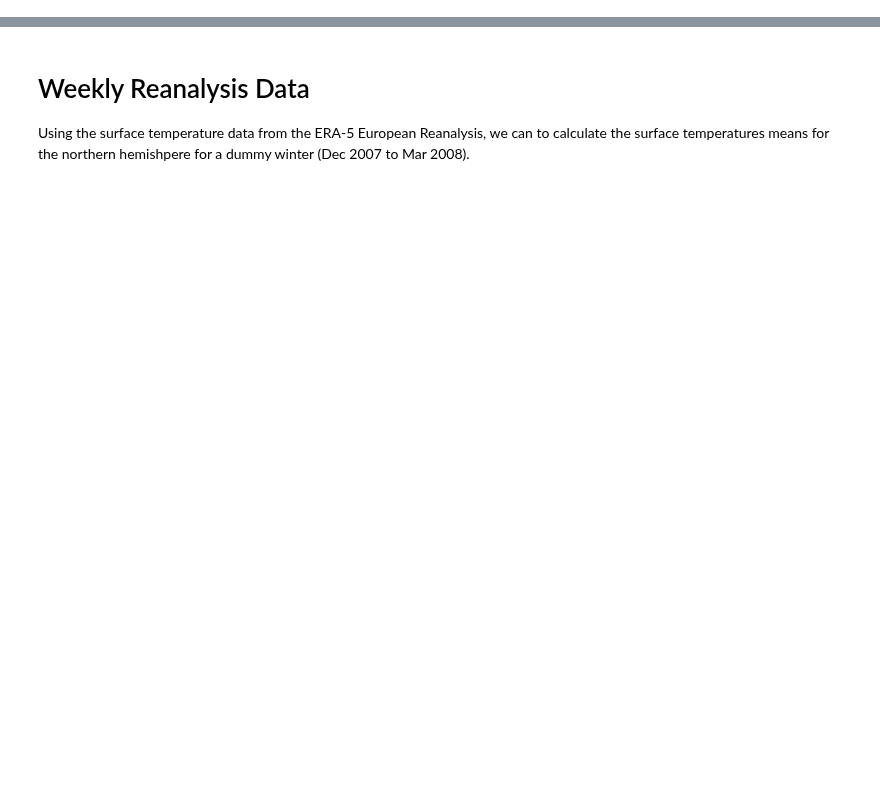
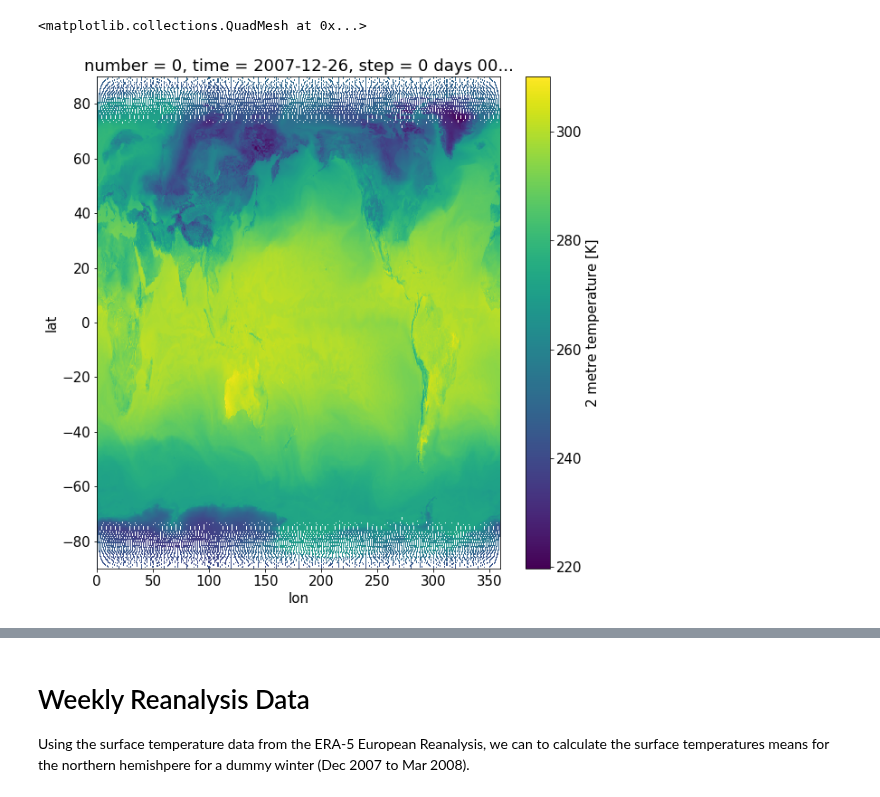
Before and after one commit to geosciences-data-practicum/reanalysis_getter, a Jupyter notebook: analysis/winter_test.ipynb, the cells around one changed output, grey strips where cells are left out. Drawn from its saved outputs; the diff is of its cells as text; code cells hidden in the pictures; blank space fills up the shorter version.

Commit message:
solve stupid indexing problem with xarray

```diff
--- a/analysis/winter_test.ipynb
+++ b/analysis/winter_test.ipynb
@@ -13,0 +18,4 @@ matplotlib.rcParams.update({'font.size': 15})
+# %%
+ds_grib = xr.load_dataset('../cdsapi_requested_files/adaptor.mars.external-1579561890.771786-7623-33-477f8046-dadc-4922-9f24-ef068afe5647.grib',
+                          engine='cfgrib')
+ds_grib
@@ -13,0 +42,8 @@ matplotlib.rcParams.update({'font.size': 15})
+# %%
+index = pd.MultiIndex.from_arrays(
+    [ds_grib.longitude.values,
+     ds_grib.latitude.values],
+    names=['lon', 'lat']
+)
+ds_grib['values'] = index
+reshaped = ds_grib.unstack('values')
@@ -13,0 +70,7 @@ matplotlib.rcParams.update({'font.size': 15})
+# %%
+fig, ax = plt.subplots(figsize = (10, 10))
+a = reshaped.t2m.T
+a.isel(time=200).plot()
+# %% [output]
+<matplotlib.collections.QuadMesh at 0x...>
+[figure, added]
```
Also changed, not shown: parts of 7 cells of this notebook.
